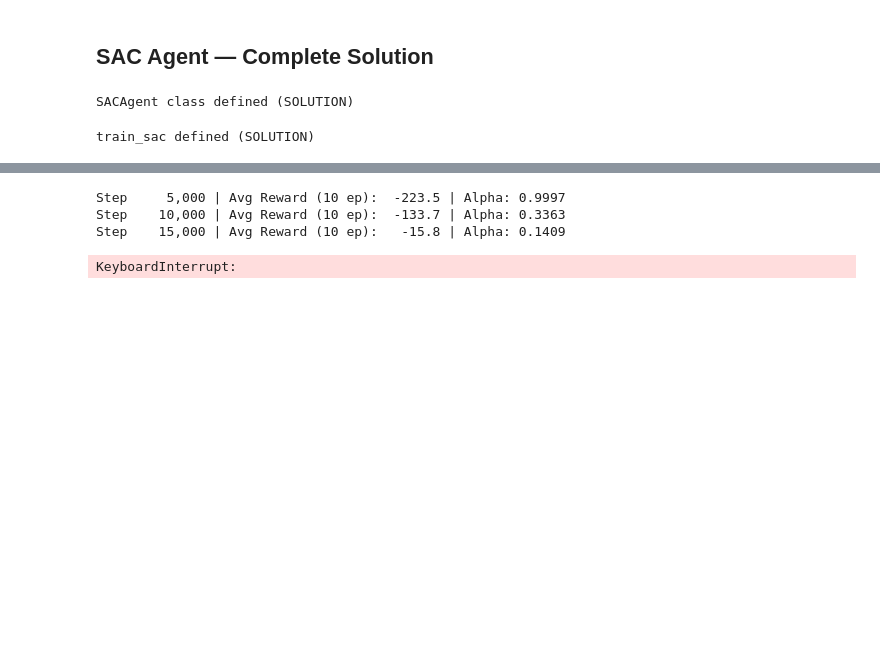
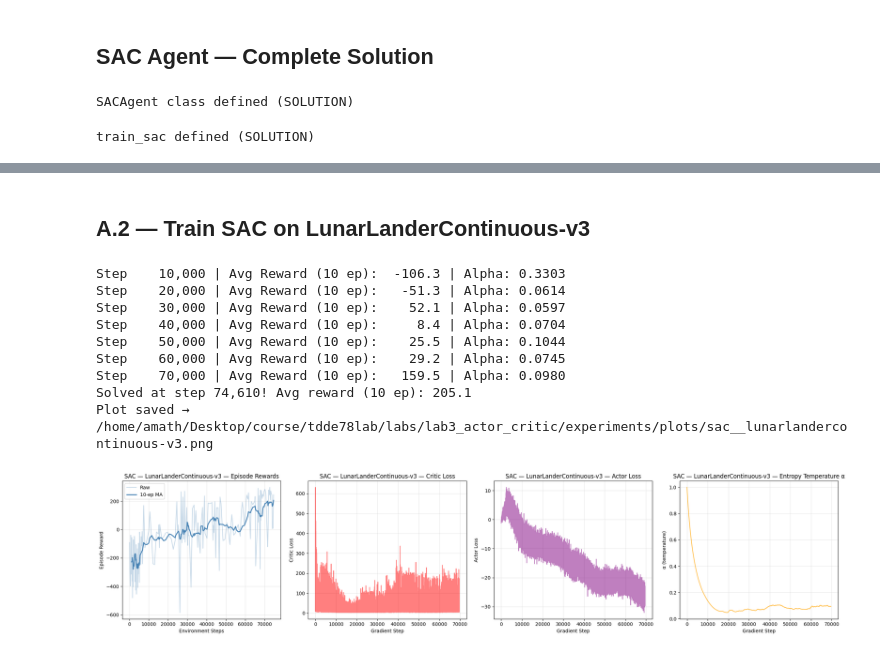
Before and after one commit to tiantian-l/tdde78, a Jupyter notebook: labs/lab3_actor_critic/solution/lab3_ac_solution.ipynb, the cells around one changed output, grey strips where cells are left out. Cells and saved outputs as stored; diff of their text form; code cells hidden in the pictures; blank space fills up the shorter version.

```diff
--- a/labs/lab3_actor_critic/solution/lab3_ac_solution.ipynb
+++ b/labs/lab3_actor_critic/solution/lab3_ac_solution.ipynb
@@ -479,19 +483,31 @@ Video saved → /home/amath/Desktop/course/tdde78lab/labs/lab3_actor_critic/expe
 [interactive output not drawn]
+# %% [markdown]
+## A.2 — Train SAC on LunarLanderContinuous-v3
 # %%
-# A.2 — Quick SAC smoke test
-sac_results_quick = train_sac(
+# A.2 — Full SAC run on LunarLanderContinuous-v3
+sac_results = train_sac(
     env_name        = "LunarLanderContinuous-v3",
-    total_timesteps = 30_000,
+    total_timesteps = 300_000,
     learning_starts = 5000,
     batch_size      = 256,
     lr              = 3e-4,
+    tau             = 0.005,
+    gamma           = 0.99,
+    autotune_alpha  = True,
     seed            = 42,
-    log_interval    = 5000,
+    solve_threshold = 200.0,
+    log_interval    = 10_000,
 )
-plot_sac_results(sac_results_quick, title="SAC — Quick Smoke Test (30k steps)", experiments_dir=EXPERIMENTS_DIR)
+plot_sac_results(sac_results, title="SAC — LunarLanderContinuous-v3", experiments_dir=EXPERIMENTS_DIR)
 # %% [output]
-Step     5,000 | Avg Reward (10 ep):  -223.5 | Alpha: 0.9997
-Step    10,000 | Avg Reward (10 ep):  -133.7 | Alpha: 0.3363
-Step    15,000 | Avg Reward (10 ep):   -15.8 | Alpha: 0.1409
+Step    10,000 | Avg Reward (10 ep):  -106.3 | Alpha: 0.3303
+Step    20,000 | Avg Reward (10 ep):   -51.3 | Alpha: 0.0614
+Step    30,000 | Avg Reward (10 ep):    52.1 | Alpha: 0.0597
+Step    40,000 | Avg Reward (10 ep):     8.4 | Alpha: 0.0704
+Step    50,000 | Avg Reward (10 ep):    25.5 | Alpha: 0.1044
+Step    60,000 | Avg Reward (10 ep):    29.2 | Alpha: 0.0745
+Step    70,000 | Avg Reward (10 ep):   159.5 | Alpha: 0.0980
+Solved at step 74,610! Avg reward (10 ep): 205.1
+Plot saved → /home/amath/Desktop/course/tdde78lab/labs/lab3_actor_critic/experiments/plots/sac__lunarlandercontinuous-v3.png
-KeyboardInterrupt:
+[figure, added]
 # %%
```
Also changed, not shown: parts of 22 cells of this notebook, 13 other files.
